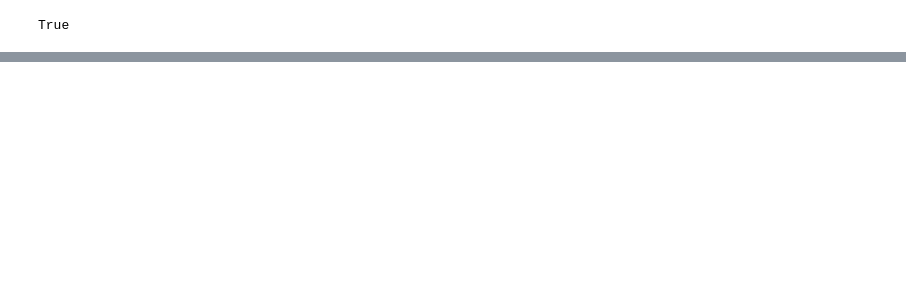
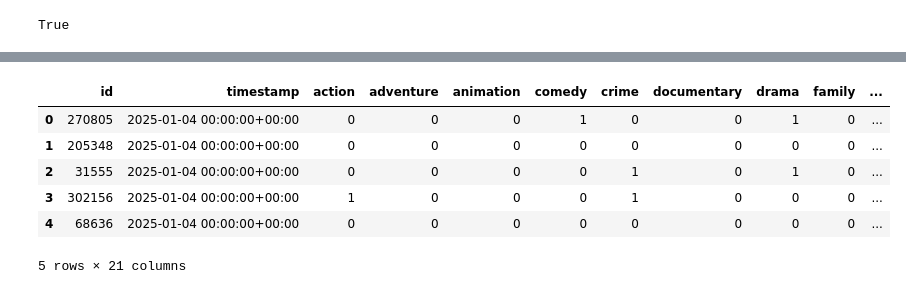
Before and after one commit to MartinEBravo/movie-rating-predictor-service, a Jupyter notebook: 2_feature_pipeline.ipynb, the cells around one changed output, grey strips where cells are left out. Cells and saved outputs as stored; diff of their text form; code cells hidden in the pictures; blank space fills up the shorter version.

```diff
--- a/2_feature_pipeline.ipynb
+++ b/2_feature_pipeline.ipynb
@@ -16,11 +16,15 @@ fs = project.get_feature_store()
 
 Logged in to project, explore it here https://c.app.hopsworks.ai:443/p/1169559
 # %%
-imdb_movie_fg = fs.get_feature_group(
+tmdb_movie_fg = fs.get_feature_group(
     "tmdb_movies",
     version=1
 )
-df = imdb_movie_fg.read()
+df = tmdb_movie_fg.read()
 
-df.head()
+tmdb_movie_genres_fg = fs.get_feature_group(
+    "tmdb_movie_genres",
+    version=1
+)
+df_genres = tmdb_movie_genres_fg.read()
 # %% [output]
@@ -35,3 +43,13 @@ Finished: Reading data from Hopsworks, using Hopsworks Feature Query Service (50
+# %%
+df_genres.head()
+# %% [output]
+|  | id | timestamp | action | adventure | animation | comedy | crime | documentary | drama | family | ... |
+| 0 | 270805 | 2025-01-04 00:00:00+00:00 | 0 | 0 | 0 | 1 | 0 | 0 | 1 | 0 | ... |
+| 1 | 205348 | 2025-01-04 00:00:00+00:00 | 0 | 0 | 0 | 0 | 0 | 0 | 0 | 0 | ... |
+| 2 | 31555 | 2025-01-04 00:00:00+00:00 | 0 | 0 | 0 | 0 | 1 | 0 | 1 | 0 | ... |
+| 3 | 302156 | 2025-01-04 00:00:00+00:00 | 1 | 0 | 0 | 0 | 1 | 0 | 0 | 0 | ... |
+| 4 | 68636 | 2025-01-04 00:00:00+00:00 | 0 | 0 | 0 | 0 | 0 | 0 | 0 | 0 | ... |
+5 rows × 21 columns
 # %%
 import kagglehub
 
```
Also changed, not shown: parts of 10 cells of this notebook, 3 other files.
